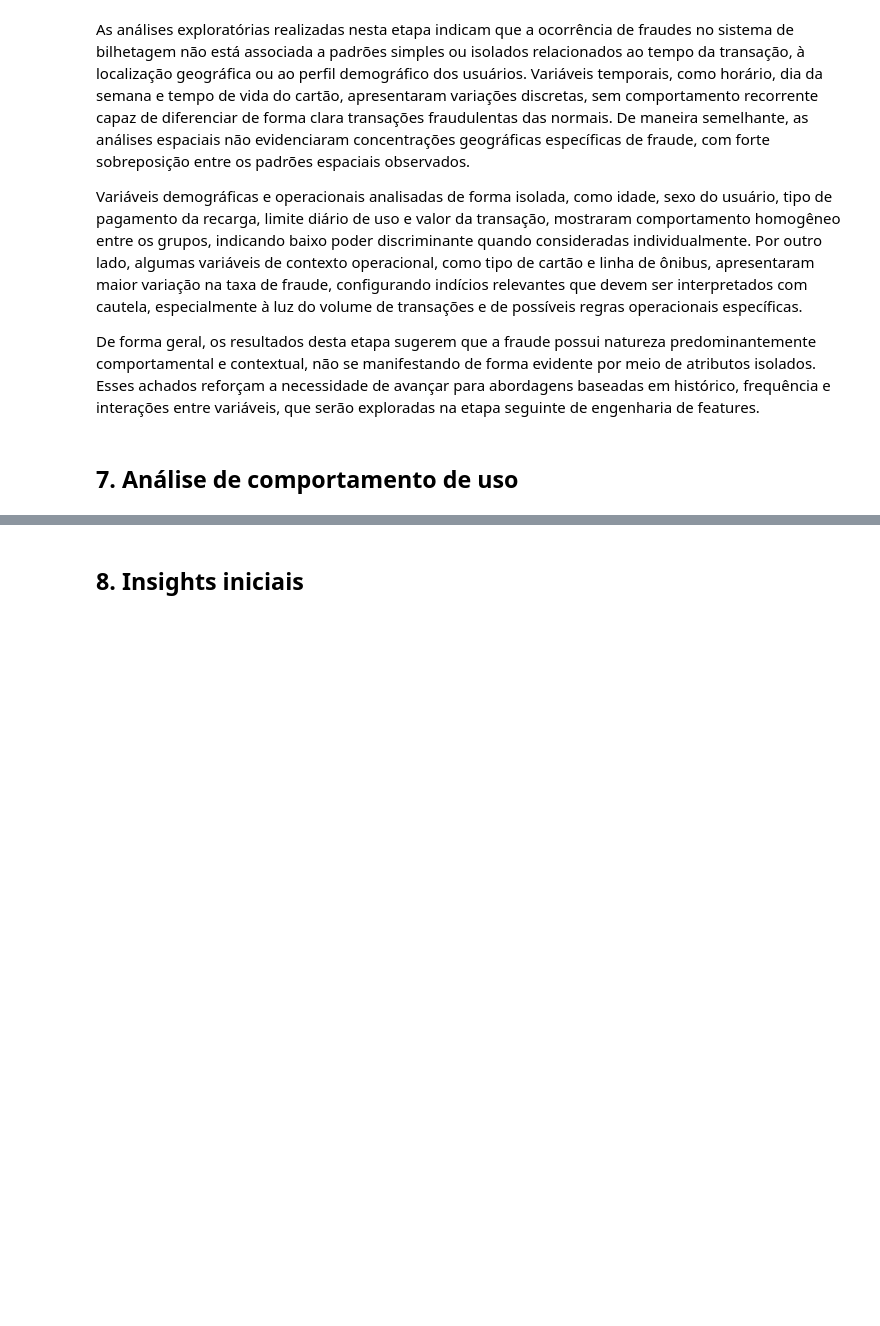
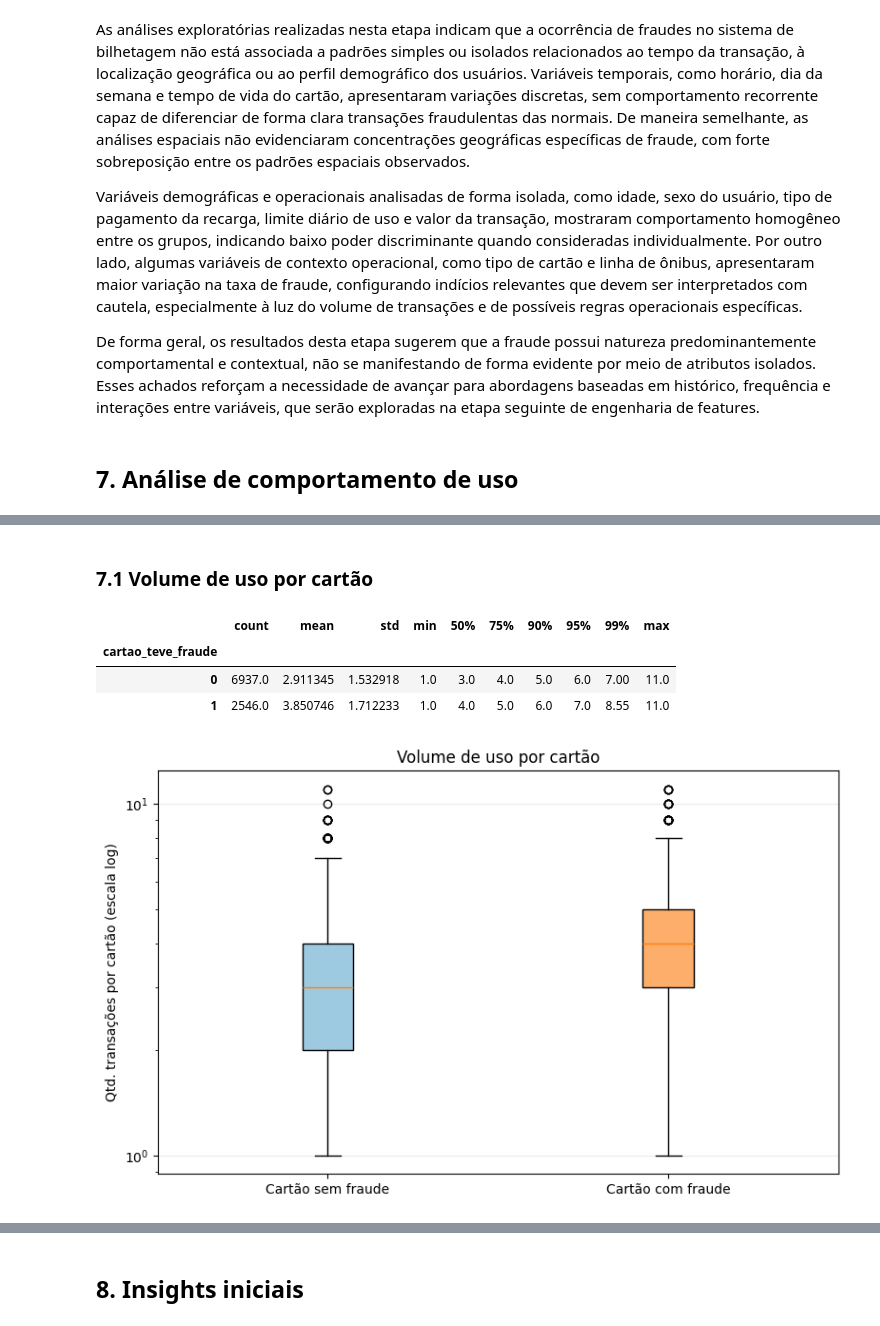
Before and after one commit to lpdata/fraude_bilhetagem, a Jupyter notebook: notebooks/01_exploracao_dados.ipynb, the cells around one changed output, grey strips where cells are left out. Saved outputs shown, nothing was run; the diff lists cells and outputs as text; code cells hidden in the pictures; blank space fills up the shorter version.

```diff
--- a/notebooks/01_exploracao_dados.ipynb
+++ b/notebooks/01_exploracao_dados.ipynb
@@ -752,3 +745,0 @@ Busca construir atributos derivados capazes de capturar padrões comportamentais
-# %%
-# Ordenação temporal por cartão
-df = df.sort_values(by=['id_cartao', 'ts_transacao']).reset_index(drop=True)
@@ -996,0 +751,58 @@ Amostra das features criadas (primeiras 5 linhas):
+# %% [markdown]
+### 7.1 Volume de uso por cartão
+# %%
+# total de transações por cartão
+uso_por_cartao = (
+    df.groupby('id_cartao')['id_transacao']
+      .count()
+      .rename('qtd_transacoes_cartao')
+      .reset_index()
+)
+
+# marca se o cartão teve ao menos uma fraude em alguma transação
+cartao_teve_fraude = (
+    df.groupby('id_cartao')['target_fraude']
+      .max()
+      .rename('cartao_teve_fraude')
+      .reset_index()
+)
+
+uso_por_cartao = uso_por_cartao.merge(cartao_teve_fraude, on='id_cartao', how='left')
+
+# resumo numérico (percentis) por grupo
+resumo_uso = (
+    uso_por_cartao.groupby('cartao_teve_fraude')['qtd_transacoes_cartao']
+      .describe(percentiles=[0.5, 0.75, 0.9, 0.95, 0.99])
+)
+
+resumo_uso
+# %% [output]
+|  | count | mean | std | min | 50% | 75% | 90% | 95% | 99% | max |
+| cartao_teve_fraude |  |  |  |  |  |  |  |  |  |  |
+| 0 | 6937.0 | 2.911345 | 1.532918 | 1.0 | 3.0 | 4.0 | 5.0 | 6.0 | 7.00 | 11.0 |
+| 1 | 2546.0 | 3.850746 | 1.712233 | 1.0 | 4.0 | 5.0 | 6.0 | 7.0 | 8.55 | 11.0 |
+# %%
+plt.figure(figsize=(8,5))
+
+box = plt.boxplot(
+    [
+        uso_por_cartao[uso_por_cartao['cartao_teve_fraude'] == 0]['qtd_transacoes_cartao'],
+        uso_por_cartao[uso_por_cartao['cartao_teve_fraude'] == 1]['qtd_transacoes_cartao'],
+    ],
+    labels=['Cartão sem fraude', 'Cartão com fraude'],
+    patch_artist=True,
+    showfliers=True
+)
+
+cores = ['#9ecae1', '#fdae6b']
+for patch, cor in zip(box['boxes'], cores):
+    patch.set_facecolor(cor)
+
+plt.yscale('log')
+plt.ylabel('Qtd. transações por cartão (escala log)')
+plt.title('Volume de uso por cartão')
+plt.grid(axis='y', alpha=0.25)
+plt.tight_layout()
+plt.show()
+# %% [output]
+[figure, added]
```
Also changed, not shown: parts of 42 cells of this notebook.
